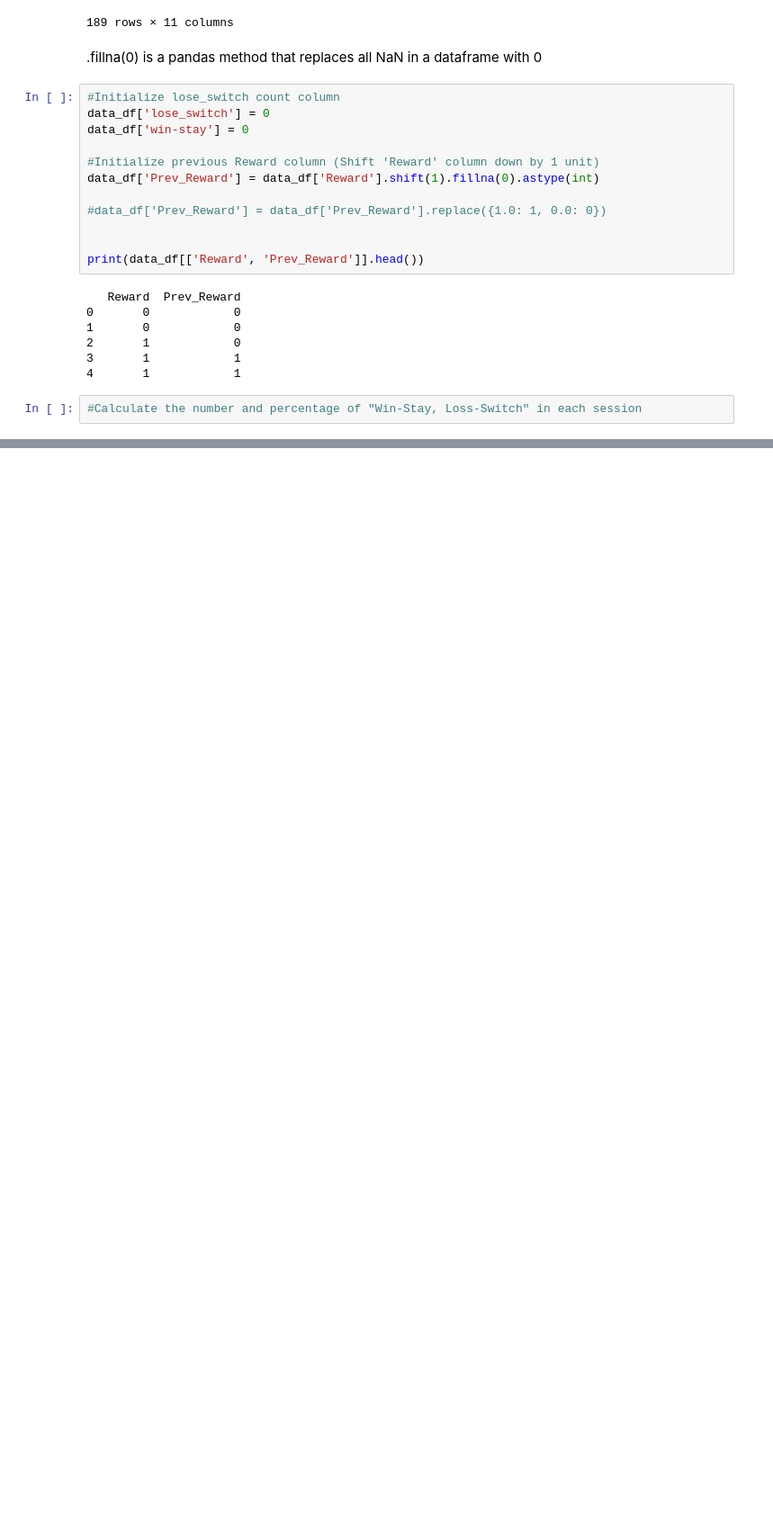
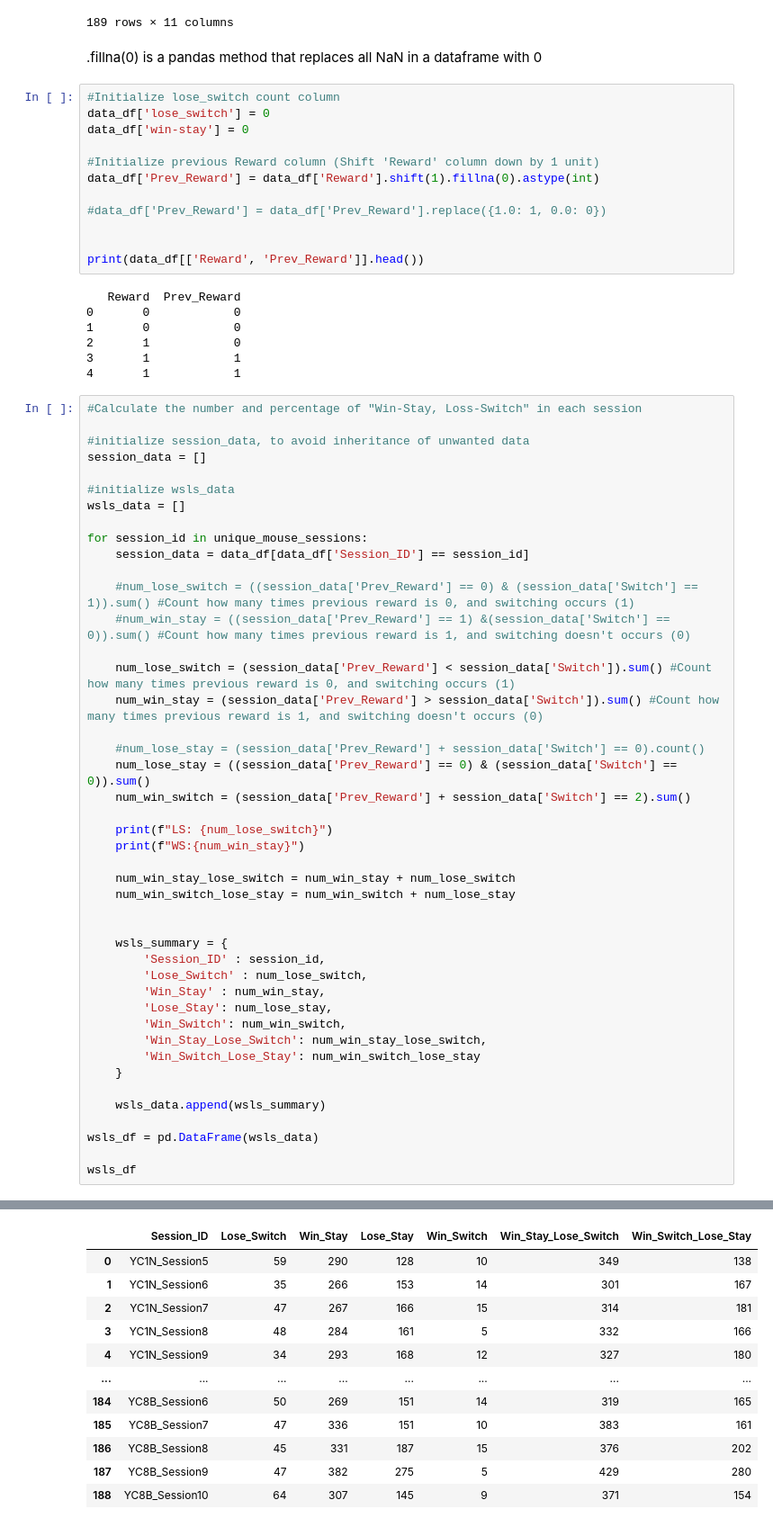
Before and after one commit to carlotoast/DRKM_Mouse_Jun25, a Jupyter notebook: KM_data_summary_0616.ipynb, the cells around one changed output, grey strips where cells are left out. Shown: that part at 90% size. Saved outputs shown, nothing was run; the diff lists cells and outputs as text; blank space fills up the shorter version.

```diff
--- a/KM_data_summary_0616.ipynb
+++ b/KM_data_summary_0616.ipynb
@@ -168,3 +195,46 @@ print(data_df[['Reward', 'Prev_Reward']].head())
 4       1            1
 # %%
 #Calculate the number and percentage of "Win-Stay, Loss-Switch" in each session
+
+#initialize session_data, to avoid inheritance of unwanted data
+session_data = []
+
+#initialize wsls_data
+wsls_data = []
+
+for session_id in unique_mouse_sessions:
+    session_data = data_df[data_df['Session_ID'] == session_id]
+
+    #num_lose_switch = ((session_data['Prev_Reward'] == 0) & (session_data['Switch'] == 1)).sum() #Count how many times previous reward is 0, and switching occurs (1)
+    #num_win_stay = ((session_data['Prev_Reward'] == 1) &(session_data['Switch'] == 0)).sum() #Count how many times previous reward is 1, and switching doesn't occurs (0)
+
+    num_lose_switch = (session_data['Prev_Reward'] < session_data['Switch']).sum() #Count how many times previous reward is 0, and switching occurs (1)
+    num_win_stay = (session_data['Prev_Reward'] > session_data['Switch']).sum() #Count how many times previous reward is 1, and switching doesn't occurs (0)
+
+    #num_lose_stay = (session_data['Prev_Reward'] + session_data['Switch'] == 0).count()
+    num_lose_stay = ((session_data['Prev_Reward'] == 0) & (session_data['Switch'] == 0)).sum()
+    num_win_switch = (session_data['Prev_Reward'] + session_data['Switch'] == 2).sum()
+
+    print(f"LS: {num_lose_switch}")
+    print(f"WS:{num_win_stay}")
+
+    num_win_stay_lose_switch = num_win_stay + num_lose_switch
+    num_win_switch_lose_stay = num_win_switch + num_lose_stay
+
+
+    wsls_summary = {
+        'Session_ID' : session_id,
+        'Lose_Switch' : num_lose_switch,
+        'Win_Stay' : num_win_stay,
+        'Lose_Stay': num_lose_stay,
+        'Win_Switch': num_win_switch,
+        'Win_Stay_Lose_Switch': num_win_stay_lose_switch,
+        'Win_Switch_Lose_Stay': num_win_switch_lose_stay
+    }
+
+    wsls_data.append(wsls_summary)
+
+wsls_df = pd.DataFrame(wsls_data)
+
+wsls_df
+# %% [output]
@@ -170,0 +258,12 @@ print(data_df[['Reward', 'Prev_Reward']].head())
+|  | Session_ID | Lose_Switch | Win_Stay | Lose_Stay | Win_Switch | Win_Stay_Lose_Switch | Win_Switch_Lose_Stay |
+| 0 | YC1N_Session5 | 59 | 290 | 128 | 10 | 349 | 138 |
+| 1 | YC1N_Session6 | 35 | 266 | 153 | 14 | 301 | 167 |
+| 2 | YC1N_Session7 | 47 | 267 | 166 | 15 | 314 | 181 |
+| 3 | YC1N_Session8 | 48 | 284 | 161 | 5 | 332 | 166 |
+| 4 | YC1N_Session9 | 34 | 293 | 168 | 12 | 327 | 180 |
+| ... | ... | ... | ... | ... | ... | ... | ... |
+| 184 | YC8B_Session6 | 50 | 269 | 151 | 14 | 319 | 165 |
+| 185 | YC8B_Session7 | 47 | 336 | 151 | 10 | 383 | 161 |
+| 186 | YC8B_Session8 | 45 | 331 | 187 | 15 | 376 | 202 |
+| 187 | YC8B_Session9 | 47 | 382 | 275 | 5 | 429 | 280 |
+| 188 | YC8B_Session10 | 64 | 307 | 145 | 9 | 371 | 154 |
```
Also changed, not shown: parts of 8 cells of this notebook.
